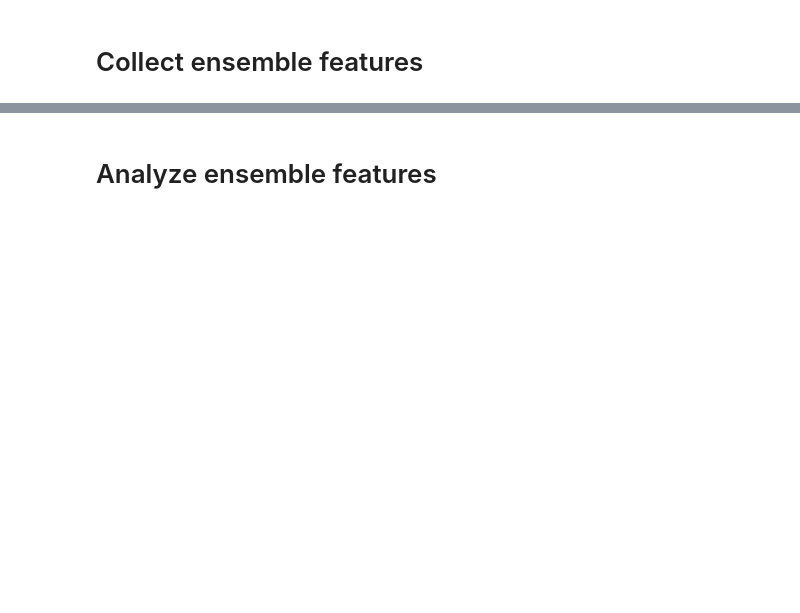
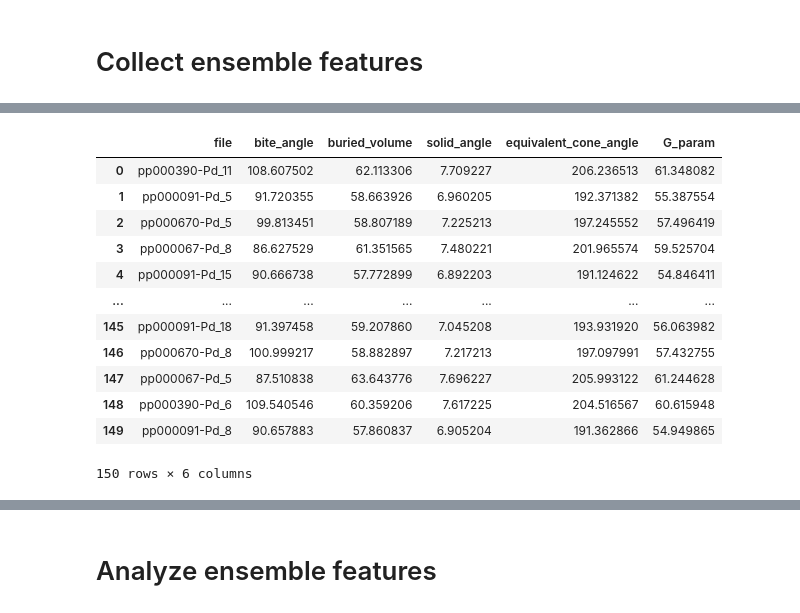
Before and after one commit to SigmanGroup/BisphosphineConformerSelection, a Jupyter notebook: ConformerEnsembleAnalysis.ipynb, the cells around one changed output, grey strips where cells are left out. Drawn from its saved outputs; the diff is of its cells as text; code cells hidden in the pictures; blank space fills up the shorter version.

```diff
--- a/ConformerEnsembleAnalysis.ipynb
+++ b/ConformerEnsembleAnalysis.ipynb
@@ -128,21 +176,35 @@ prop_df.to_csv(features_path / f"{ensemble.stem}_ensemble_features.csv")
 # %%
 # get features for the 5 kcal/mol clustered ensemble
 
 ensemble = clustered_5kcal
 
 prop_df = pd.DataFrame(columns = ["file", "bite_angle", "buried_volume", "solid_angle", "equivalent_cone_angle", "G_param"])
 
 expected_jobs = len(list(ensemble.iterdir()))
 
 for file in tqdm(ensemble.iterdir(), total=expected_jobs):
-    bite_angle = features.get_bite_angle(file)
-    buried_volume = features.get_buried_volume(file)
-    solid_angle, solid_cone_angle, g_param = features.get_solid_angle(file)
+    bite_angle = get_features.get_bite_angle(file)
+    buried_volume = get_features.get_buried_volume(file)
+    solid_angle, solid_cone_angle, g_param = get_features.get_solid_angle(file)
 
     prop_df.loc[len(prop_df.index)] = [file.stem, bite_angle, buried_volume, solid_angle, solid_cone_angle, g_param]
 
 display(prop_df)
 prop_df.to_csv(features_path / f"{ensemble.stem}_ensemble_features.csv")
+# %% [output]
+|  | file | bite_angle | buried_volume | solid_angle | equivalent_cone_angle | G_param |
+| 0 | pp000390-Pd_11 | 108.607502 | 62.113306 | 7.709227 | 206.236513 | 61.348082 |
+| 1 | pp000091-Pd_5 | 91.720355 | 58.663926 | 6.960205 | 192.371382 | 55.387554 |
+| 2 | pp000670-Pd_5 | 99.813451 | 58.807189 | 7.225213 | 197.245552 | 57.496419 |
+| 3 | pp000067-Pd_8 | 86.627529 | 61.351565 | 7.480221 | 201.965574 | 59.525704 |
+| 4 | pp000091-Pd_15 | 90.666738 | 57.772899 | 6.892203 | 191.124622 | 54.846411 |
+| ... | ... | ... | ... | ... | ... | ... |
+| 145 | pp000091-Pd_18 | 91.397458 | 59.207860 | 7.045208 | 193.931920 | 56.063982 |
+| 146 | pp000670-Pd_8 | 100.999217 | 58.882897 | 7.217213 | 197.097991 | 57.432755 |
+| 147 | pp000067-Pd_5 | 87.510838 | 63.643776 | 7.696227 | 205.993122 | 61.244628 |
+| 148 | pp000390-Pd_6 | 109.540546 | 60.359206 | 7.617225 | 204.516567 | 60.615948 |
+| 149 | pp000091-Pd_8 | 90.657883 | 57.860837 | 6.905204 | 191.362866 | 54.949865 |
+150 rows × 6 columns
 # %%
 # get features for the 10 kcal/mol full ensemble
 
```
Also changed, not shown: parts of 6 cells of this notebook, 9 other files.
